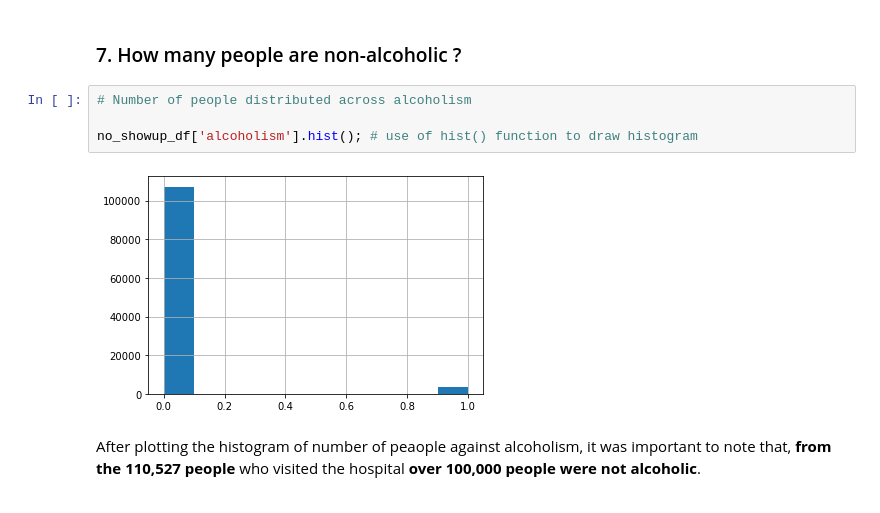
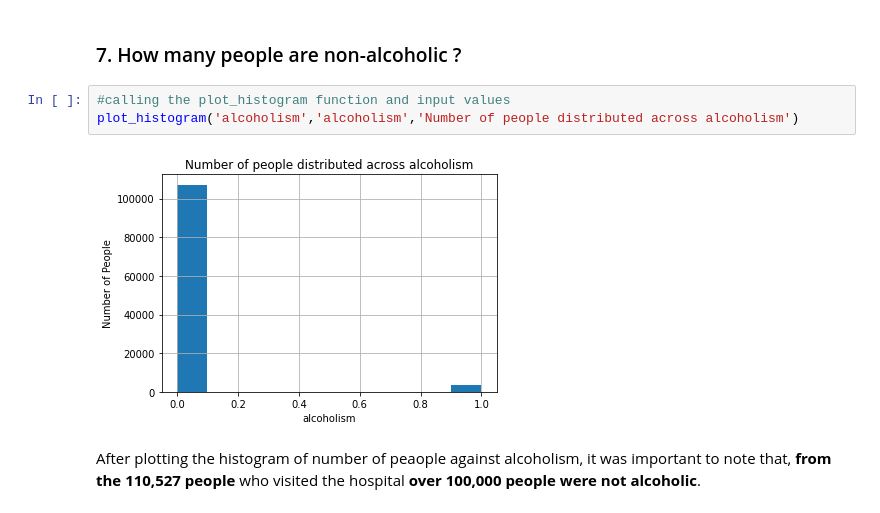
Before and after one commit to EricOdhiambo/Investigation-of-Patients-not-showing-up-for-Appointments, a Jupyter notebook: Patients_NoShowup_for_Appointment_Investigation.ipynb, the cells around one changed output. Cells and saved outputs as stored; diff of their text form.

Commit message:
last commit after creating 1 function

```diff
--- a/Patients_NoShowup_for_Appointment_Investigation.ipynb
+++ b/Patients_NoShowup_for_Appointment_Investigation.ipynb
@@ -449,12 +451,11 @@ plt.grid(True)
 We were able to note that less than 10,000 people who shwowed up for the appointments were diabetic.
 # %% [markdown]
 ### 7. How many people are non-alcoholic ?
-# %%
-# Number of people distributed across alcoholism
-
-no_showup_df['alcoholism'].hist(); # use of hist() function to draw histogram
-# %% [output]
-[figure, removed]
+# %%
+#calling the plot_histogram function and input values
+plot_histogram('alcoholism','alcoholism','Number of people distributed across alcoholism')
+# %% [output]
+[figure, added]
 # %% [markdown]
 After plotting the histogram of number of peaople against alcoholism, it was important to note that, **from the 110,527 people** who visited the hospital **over 100,000 people were not alcoholic**.
 # %% [markdown]
```
Also changed, not shown: parts of 9 cells of this notebook.
